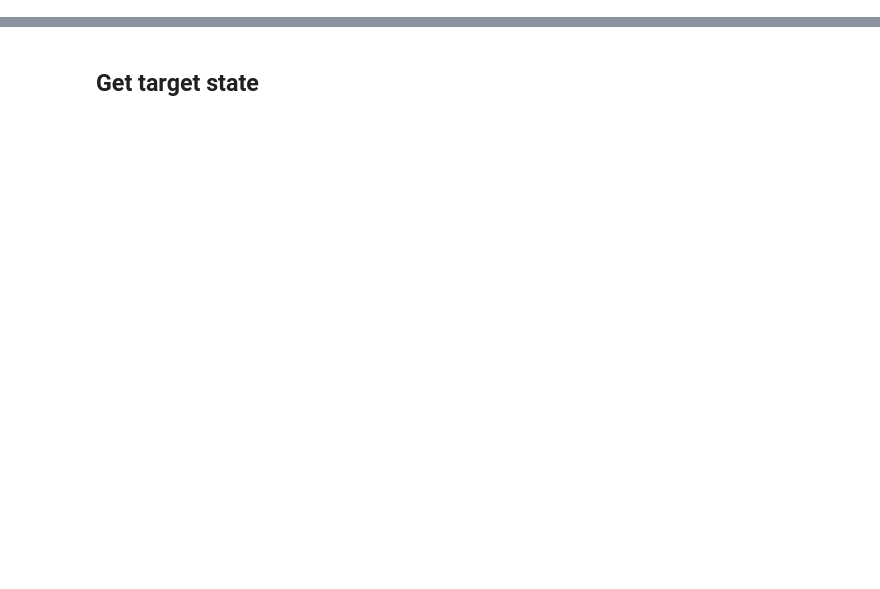
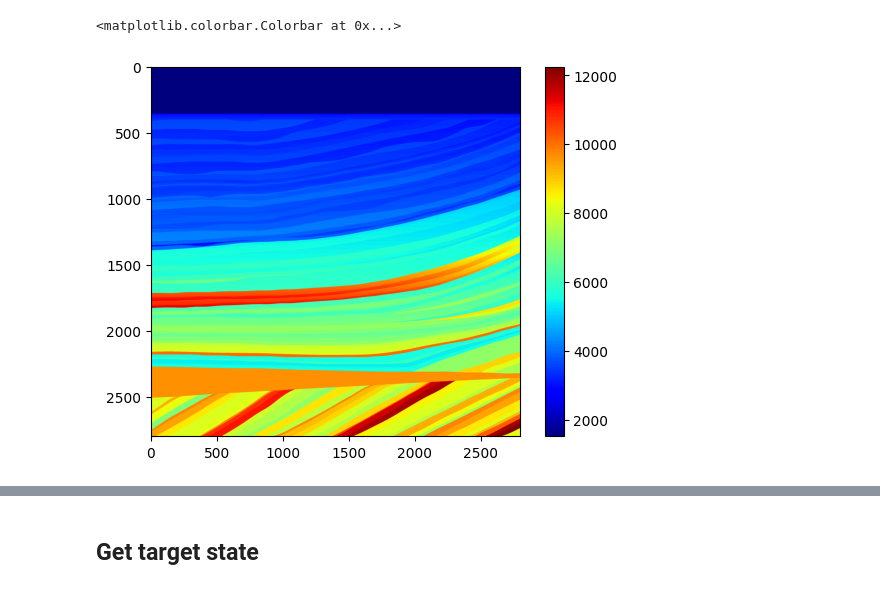
Before and after one commit to kieranricardo/ader-dg-transport, a Jupyter notebook: notebooks/dg_adjoint-receivers.ipynb, the cells around one changed output, grey strips where cells are left out. Cells and saved outputs as stored; diff of their text form; code cells hidden in the pictures; blank space fills up the shorter version.

```diff
--- a/notebooks/dg_adjoint-receivers.ipynb
+++ b/notebooks/dg_adjoint-receivers.ipynb
@@ -26,0 +29,13 @@ interp = RegularGridInterpolator((ys_, xs_), marmousi, method='nearest')
+# %%
+marmousi = data[0, 3_500:3_500+(data.shape[2] - 1)*1 + 1].transpose()
+
+xs_ = np.arange(marmousi.shape[1]) * 1.25
+ys_ = np.arange(marmousi.shape[0]) * 1.25
+
+interp = RegularGridInterpolator((ys_, xs_), marmousi, method='nearest')
+# %%
+plt.imshow(marmousi, cmap='jet')
+plt.colorbar()
+# %% [output]
+<matplotlib.colorbar.Colorbar at 0x...>
+[figure, added]
```
Also changed, not shown: parts of 96 cells of this notebook, 5 other files.
